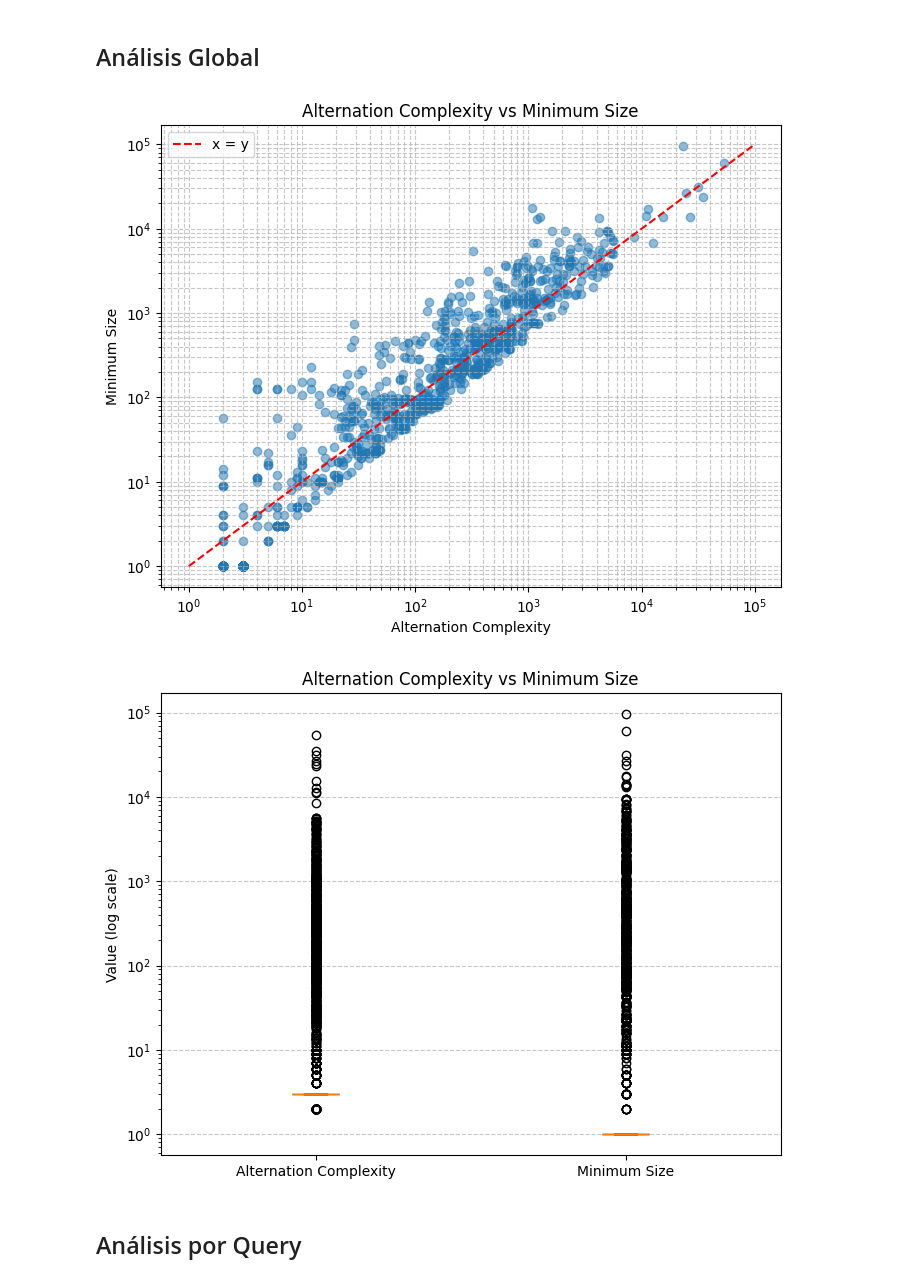
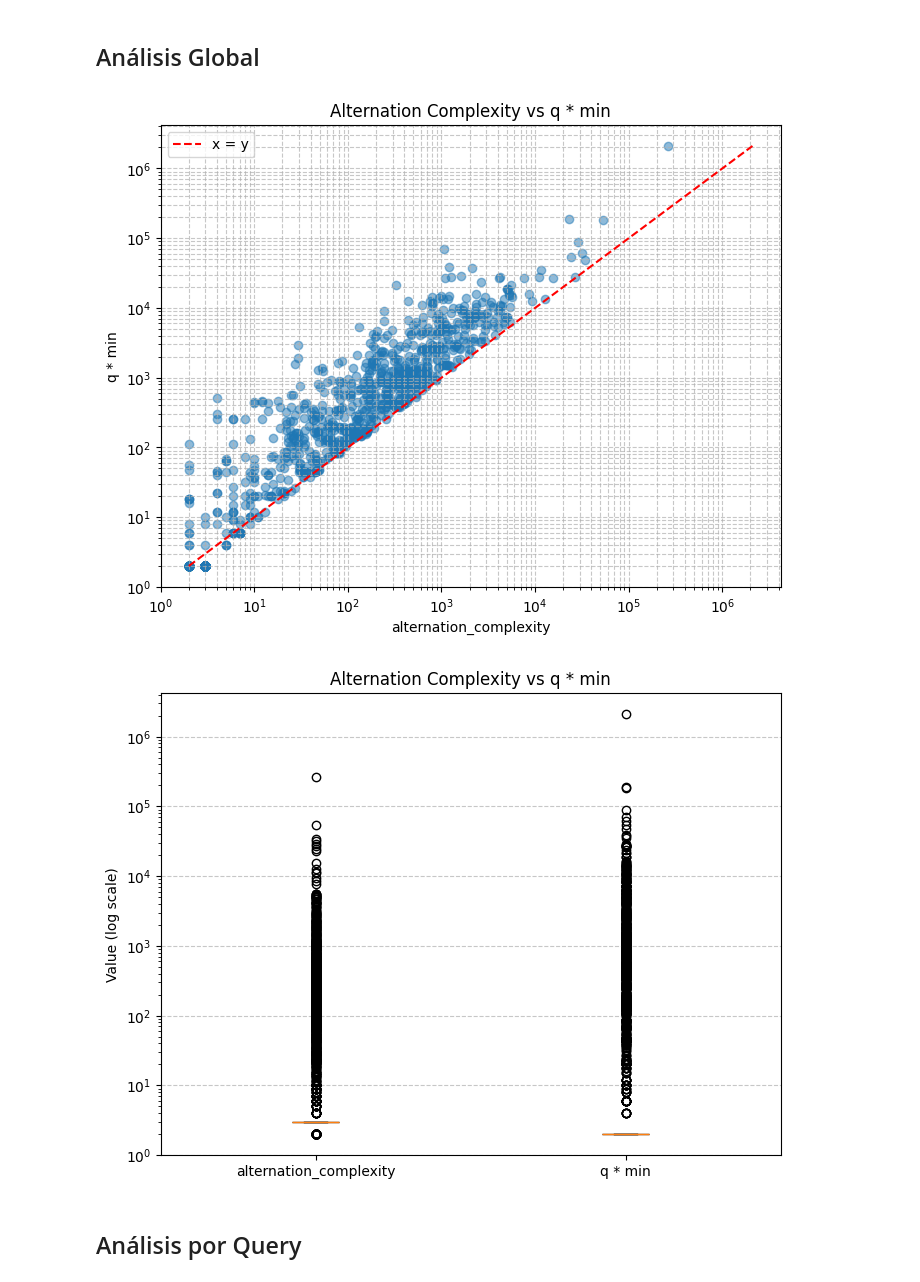
Before and after one commit to pabloskewes/cltj, a Jupyter notebook: analysis/complexity_distribution_analysis/analyse_results.ipynb, the cells around one changed output. Saved outputs shown, nothing was run; the diff lists cells and outputs as text; code cells hidden in the pictures.

```diff
--- a/analysis/complexity_distribution_analysis/analyse_results.ipynb
+++ b/analysis/complexity_distribution_analysis/analyse_results.ipynb
@@ -7,5 +10,5 @@ from plot_utils import plot_scatter_alt_vs_min, plot_boxplot_alt_vs_min
 BASE_DIR = Path.cwd().parent.parent
 
 # Resultados limitando a 10 resultados por query
-RESULTS_PATH = BASE_DIR / "intersection_statistics_limited.csv"
+RESULTS_PATH = BASE_DIR / "intersection_statistics.csv"
 assert RESULTS_PATH.exists(), f"Results file not found at {RESULTS_PATH}"
@@ -14,4 +15,13 @@ df = pd.read_csv(RESULTS_PATH)
 # %%
+df = pd.read_csv(RESULTS_PATH)
+
 df["intersected_list_sizes"] = df["intersected_list_sizes"].apply(lambda x: [int(size) for size in x.split(";")])
-df["min_size"] = df["intersected_list_sizes"].apply(min)
-df = df[["query_text", "alternation_complexity", "min_size", "intersected_list_sizes"]]
+df["q * min"] = df["intersected_list_sizes"].apply(min) * df["intersected_list_sizes"].apply(len)
+df["δ * log2(min)"] = df["alternation_complexity"] * np.log2(df["intersected_list_sizes"].apply(min).replace(1, 2))
+df["δ * log2(max)"] = df["alternation_complexity"] * np.log2(df["intersected_list_sizes"].apply(max))
+
+df = df[["query_text", "alternation_complexity", "q * min", "δ * log2(min)", "δ * log2(max)", "intersected_list_sizes"]]
+
+display(df.head())
+print(f"Total de intersecciones: {len(df)}")
+print(f"Total de queries: {df['query_text'].nunique()}")
@@ -30,0 +59,7 @@ Total de queries: 828
+# %%
+df["(q * min) - (δ * log2(min))"] = df["q * min"] - df["δ * log2(min)"]
+df["(q * min) - (δ * log2(max))"] = df["q * min"] - df["δ * log2(max)"]
+
+df[["(q * min) - (δ * log2(min))", "(q * min) - (δ * log2(max))"]].describe(
+    percentiles=[0.01, 0.05, 0.1, 0.97, 0.99, 0.995, 0.999]
+).T.round(2).drop(columns=["count", "std"])
@@ -31,11 +95,11 @@ Total de queries: 828
 # %% [markdown]
 ## Análisis Global
 # %%
-plot_scatter_alt_vs_min(df);
-plot_boxplot_alt_vs_min(df);
+plot_scatter_alt_vs_min(df, x_col="alternation_complexity", y_col="q * min", title="Alternation Complexity vs q * min");
+plot_boxplot_alt_vs_min(df, x_col="alternation_complexity", y_col="q * min", title="Alternation Complexity vs q * min");
 # %% [output]
-[figure, old version]
+[figure, new version]
-[figure, old version]
+[figure, new version]
 # %% [markdown]
 ## Análisis por Query
 # %%
```
Also changed, not shown: parts of 15 cells of this notebook, 3 other files.
